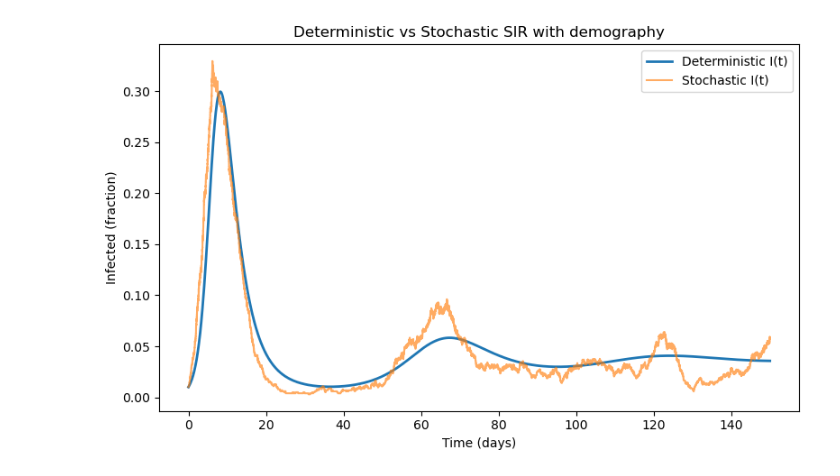
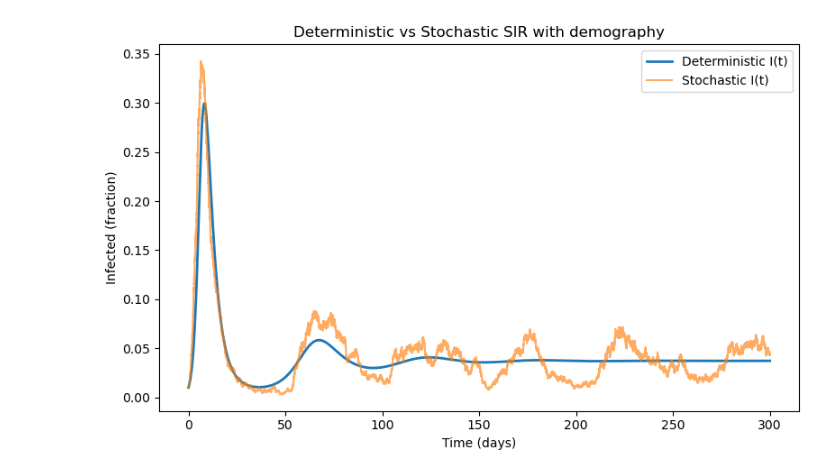
Before and after one commit to GrumbaBoi/urban-spork, a Jupyter notebook: Assignment_2.ipynb, the cells around one changed output. Cells and saved outputs as stored; diff of their text form; code cells hidden in the pictures.

```diff
--- a/Assignment_2.ipynb
+++ b/Assignment_2.ipynb
@@ -8,8 +10,18 @@ from scipy.integrate import odeint
 # %%
 # Implement Gillespies (Direct) Algorithm
 
-# step 1: label all possible events
-EVENTS = {
+
+def gillespie_sir(X0, Y0, Z0, beta, gamma, mu, nu, T_max):
+    """Gillespie (direct method) for SIR with demography; returns times and X,Y,Z lists."""
+
+    X, Y, Z = X0, Y0, Z0
+    t = 0.0
+
+    times = [t]
+    X_list, Y_list, Z_list = [X], [Y], [Z]
+
+    # step 1: label all possible events
+    events = {
     "birth":     (+1,  0,  0),
     "infection": (-1, +1,  0),
     "recovery":  ( 0, -1, +1),
@@ -18,20 +30,11 @@ EVENTS = {
     "death_R":   ( 0,  0, -1),
 }
 
-def gillespie_sir(X0, Y0, Z0, beta, gamma, mu, T_max, seed=1):
-    """Gillespie (direct method) for SIR with demography; returns times and X,Y,Z lists."""
-    random.seed(seed)
-    X, Y, Z = X0, Y0, Z0
-    t = 0.0
-
-    times = [t]
-    X_list, Y_list, Z_list = [X], [Y], [Z]
-
     while True:
         N = X + Y + Z
 
         # step 2: define event rates R_m
-        birth_rate      = mu * N
+        birth_rate      = nu * N
         infection_rate  = beta * X * Y / N if N > 0 else 0.0
         recovery_rate   = gamma * Y
         deathS_rate     = mu * X
@@ -65,7 +68,7 @@ def gillespie_sir(X0, Y0, Z0, beta, gamma, mu, T_max, seed=1):
                 break
 
         # step 7; update time and states
-        dX, dY, dZ = EVENTS[event]
+        dX, dY, dZ = events[event]
         X += dX; Y += dY; Z += dZ
 
         t += dt
@@ -83,40 +86,40 @@ def gillespie_sir(X0, Y0, Z0, beta, gamma, mu, T_max, seed=1):
     return times, X_list, Y_list, Z_list
 
 # Deterministic SIR
-def sir_ode(y, t, beta, gamma, mu):
+def sir_ode(y, t, beta, gamma, mu, nu):
     S, I, R = y
-    dSdt = mu - beta*S*I - mu*S
+    dSdt = nu - beta*S*I - mu*S
     dIdt = beta*S*I - (gamma + mu)*I
     dRdt = gamma*I - mu*R
     return [dSdt, dIdt, dRdt]
 
 # Compare stochastic vs deterministic
-beta  = 1.0
-gamma = 0.33
-mu    = 1 / 50
-T_max = 150
+beta = 1
+gamma = 1 / 3
+mu = nu = 1 / 50
+T_max = 300
 
 N0 = 1000
 X0, Y0, Z0 = 990, 10, 0
 y0 = [X0/N0, Y0/N0, Z0/N0]
 
 # deterministic
 t_det = np.linspace(0, T_max, 1000)
-sol = odeint(sir_ode, y0, t_det, args=(beta, gamma, mu))
+sol = odeint(sir_ode, y0, t_det, args=(beta, gamma, mu, nu))
 S_det, I_det, R_det = sol.T
 
 # stochastic
-t_sto, X_sto, Y_sto, Z_sto = gillespie_sir(X0, Y0, Z0, beta, gamma, mu, T_max)
+t_sto, X_sto, Y_sto, Z_sto = gillespie_sir(X0, Y0, Z0, beta, gamma, mu, nu, T_max)
 
 # convert counts into fractions for comparison
 I_sto_frac = [i/(x+i+z) for x, i, z in zip(X_sto, Y_sto, Z_sto)]
 
 # plot I(t)
 plt.figure(figsize=(8,5))
 plt.plot(t_det, I_det, lw=2, label='Deterministic I(t)')
 plt.step(t_sto, I_sto_frac, where='post', alpha=0.65, label='Stochastic I(t)')
 plt.xlabel('Time (days)'); plt.ylabel('Infected (fraction)')
 plt.title('Deterministic vs Stochastic SIR with demography')
 plt.legend(); plt.tight_layout(); plt.show()
 # %% [output]
-[figure, old version]
+[figure, new version]
```
Also changed, not shown: parts of 13 cells of this notebook, 2 other files.
